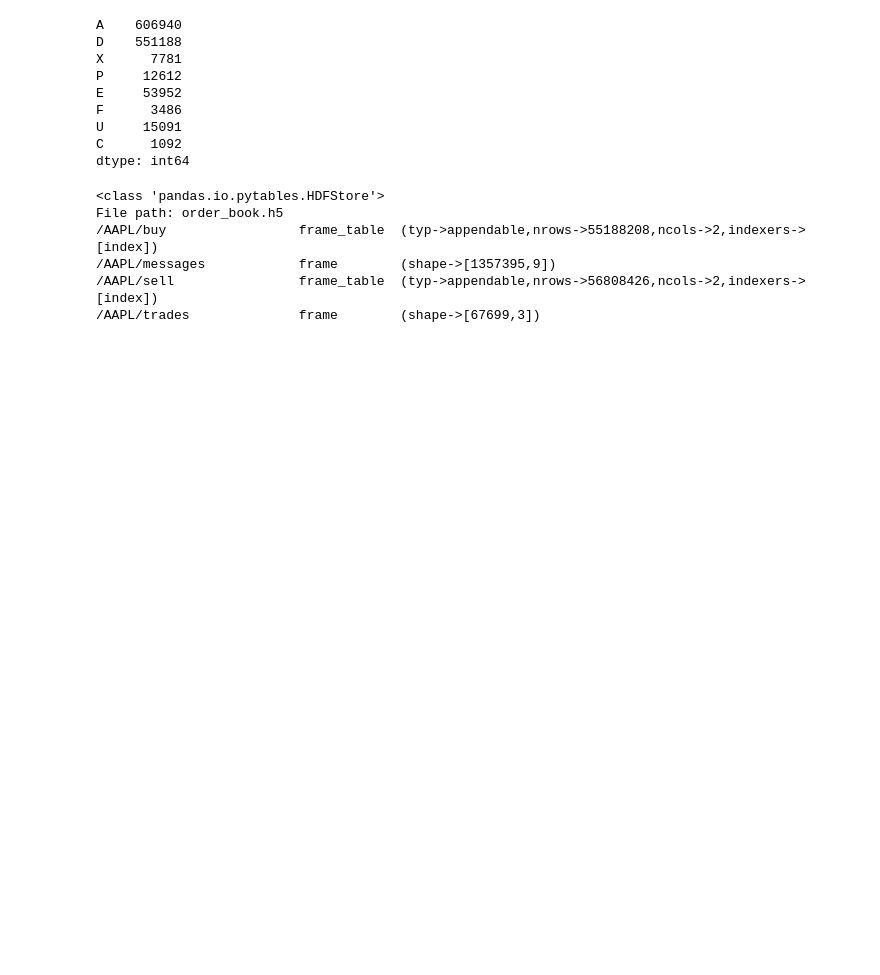
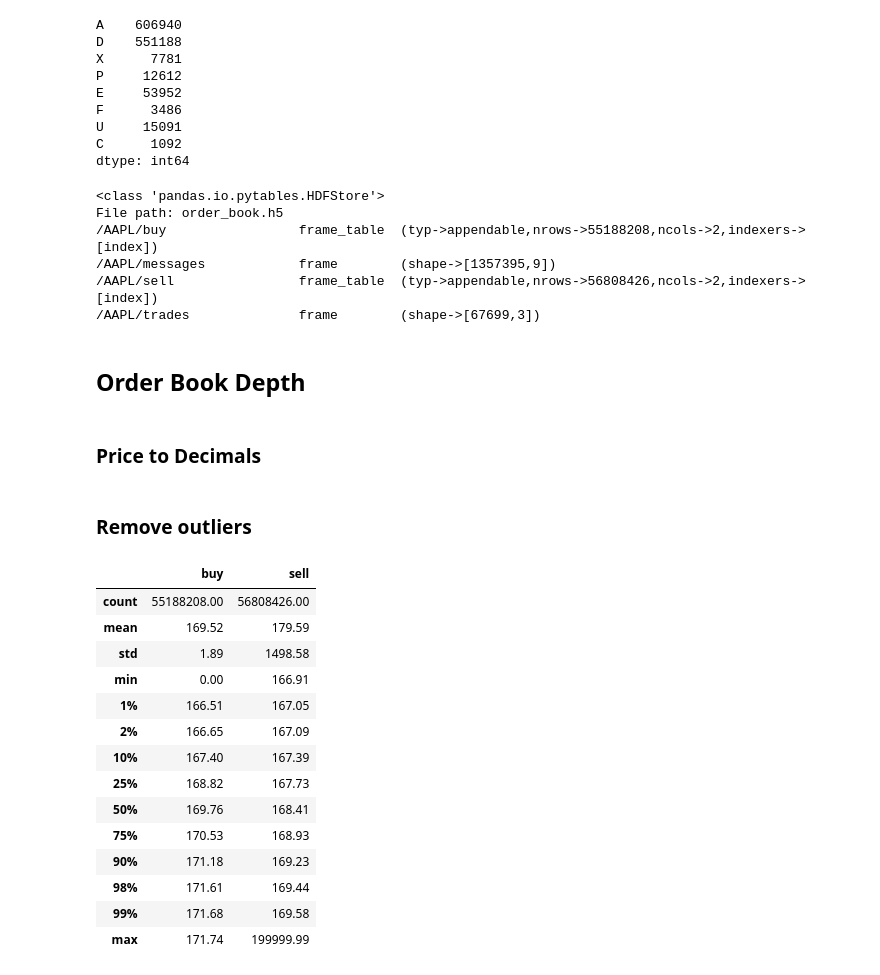
Before and after one commit to PaulClas/machine-learning-for-trading, a Jupyter notebook: 02_market_and_fundamental_data/01_NASDAQ_TotalView-ITCH_Order_Book/01_build_itch_order_book.ipynb, the cells around one changed output. Drawn from its saved outputs; the diff is of its cells as text; code cells hidden in the pictures; blank space fills up the shorter version.

```diff
--- a/02_market_and_fundamental_data/01_NASDAQ_TotalView-ITCH_Order_Book/01_build_itch_order_book.ipynb
+++ b/02_market_and_fundamental_data/01_NASDAQ_TotalView-ITCH_Order_Book/01_build_itch_order_book.ipynb
@@ -461,3 +461,5 @@ File path: order_book.h5
 /AAPL/messages            frame        (shape->[1357395,9])
 /AAPL/sell                frame_table  (typ->appendable,nrows->56808426,ncols->2,indexers->[index])
 /AAPL/trades              frame        (shape->[67699,3])
+# %% [markdown]
+## Order Book Depth
@@ -463,0 +470,2 @@ File path: order_book.h5
+# %% [markdown]
+### Price to Decimals
@@ -463,0 +475,22 @@ File path: order_book.h5
+# %% [markdown]
+### Remove outliers
+# %%
+percentiles = [.01, .02, .1, .25, .75, .9, .98, .99]
+pd.concat([buy.price.describe(percentiles=percentiles).to_frame('buy'),
+           sell.price.describe(percentiles=percentiles).to_frame('sell')], axis=1)
+# %% [output]
+|  | buy | sell |
+| count | 55188208.00 | 56808426.00 |
+| mean | 169.52 | 179.59 |
+| std | 1.89 | 1498.58 |
+| min | 0.00 | 166.91 |
+| 1% | 166.51 | 167.05 |
+| 2% | 166.65 | 167.09 |
+| 10% | 167.40 | 167.39 |
+| 25% | 168.82 | 167.73 |
+| 50% | 169.76 | 168.41 |
+| 75% | 170.53 | 168.93 |
+| 90% | 171.18 | 169.23 |
+| 98% | 171.61 | 169.44 |
+| 99% | 171.68 | 169.58 |
+| max | 171.74 | 199999.99 |
```
Also changed, not shown: parts of 11 cells of this notebook, 1 other file.
